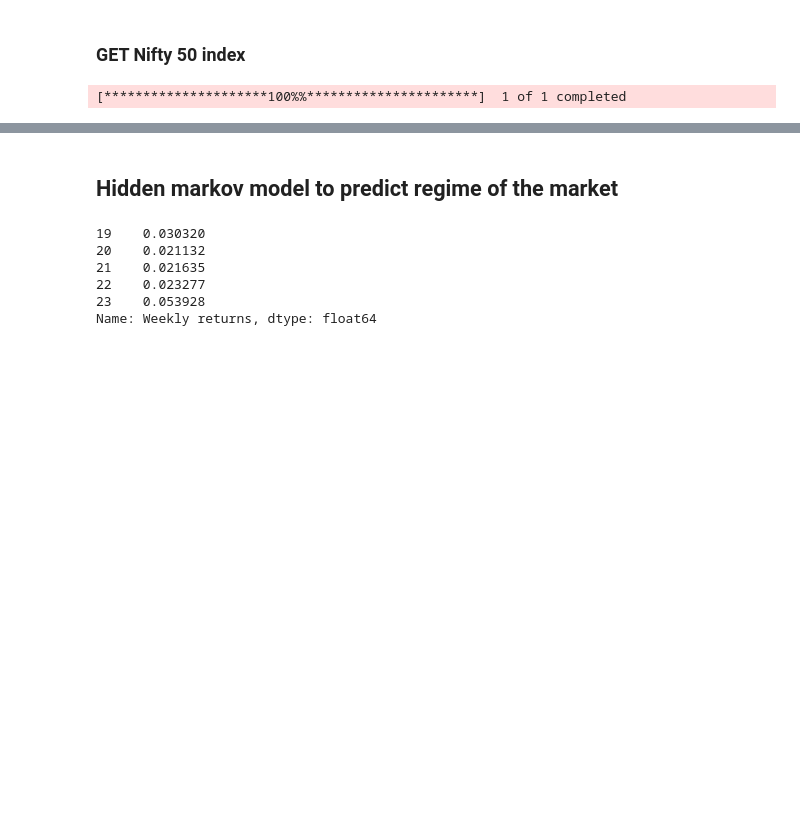
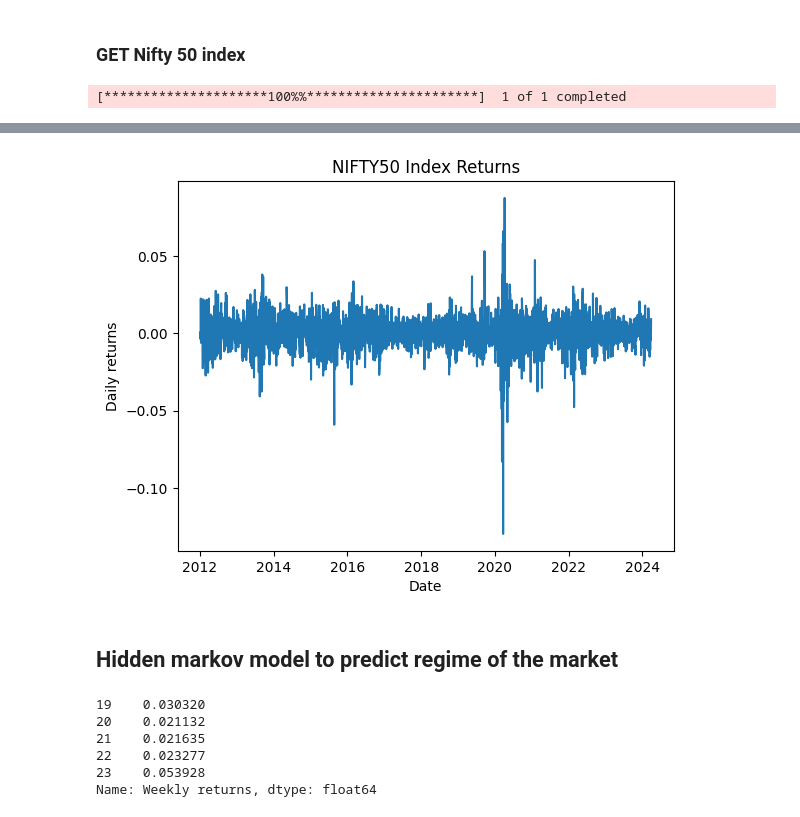
Before and after one commit to lakshman2003/BTP, a Jupyter notebook: Code/test_code/Clustering.ipynb, the cells around one changed output, grey strips where cells are left out. Drawn from its saved outputs; the diff is of its cells as text; code cells hidden in the pictures; blank space fills up the shorter version.

```diff
--- a/Code/test_code/Clustering.ipynb
+++ b/Code/test_code/Clustering.ipynb
@@ -118,3 +123,11 @@ stock_data_with_indicators.to_csv("../Dataset_Indicators/nifty50Index.csv")
+# %%
+plt.plot(pd.to_datetime(nifty50index['Date']), nifty50index['Daily returns'])
+plt.xlabel('Date')
+plt.ylabel('Daily returns')
+plt.title('NIFTY50 Index Returns')
+plt.show()
+# %% [output]
+[figure, added]
 # %% [markdown]
 ## Hidden markov model to predict regime of the market
 # %%
```
Also changed, not shown: parts of 31 cells of this notebook.
